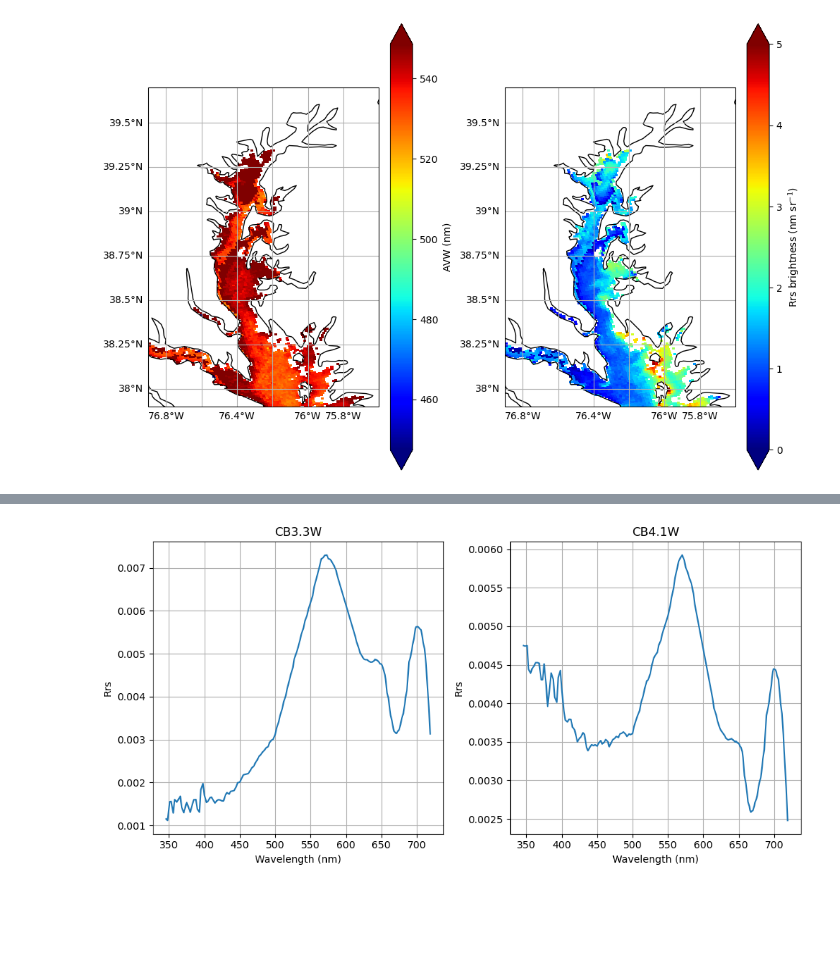
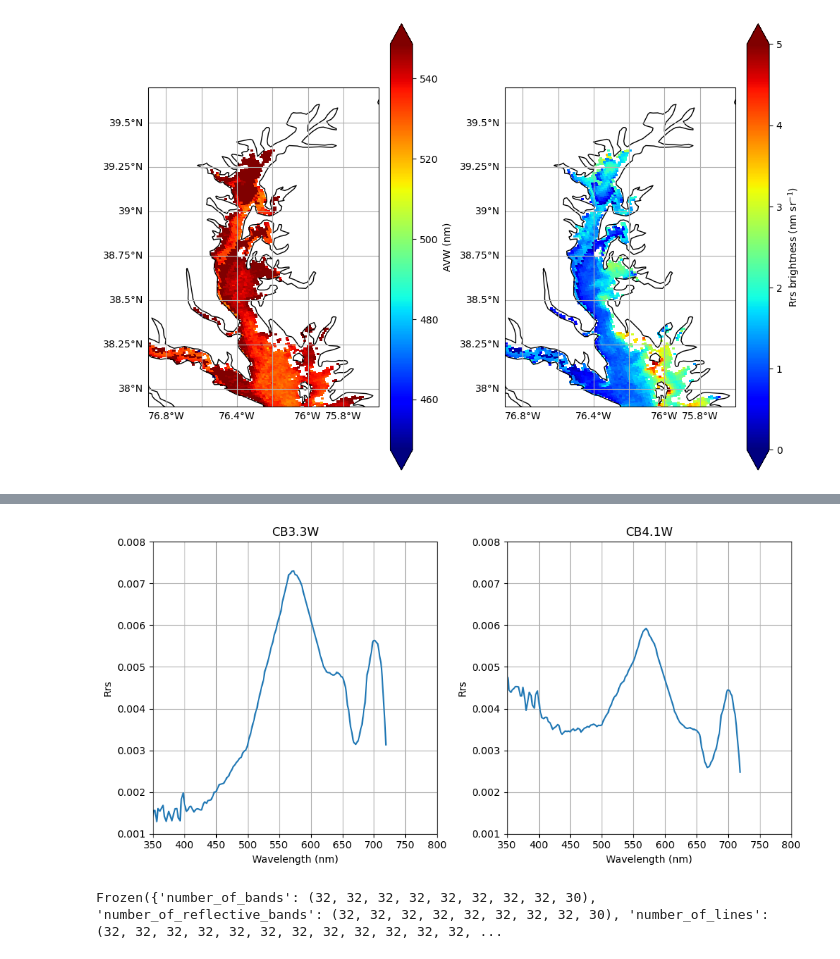
Before and after one commit to fish-pace/2026-proj-phyto-community-structure, a Jupyter notebook: contributor_folders/sachi/Rrs_Ches_Bay.ipynb, the cells around one changed output, grey strips where cells are left out. Saved outputs shown, nothing was run; the diff lists cells and outputs as text; code cells hidden in the pictures; blank space fills up the shorter version.

```diff
--- a/contributor_folders/sachi/Rrs_Ches_Bay.ipynb
+++ b/contributor_folders/sachi/Rrs_Ches_Bay.ipynb
@@ -242,38 +286,38 @@ n_stations = len(stations)
 # Create a grid of subplots (adjust rows/cols as needed)
 ncols = 2
 nrows = 1 # ceil division
 
 fig, axes = plt.subplots(nrows=nrows, ncols=ncols, figsize=(10, 5))
 axes = axes.flatten()  # flatten to 1D array for easy indexing
 
 for i, (name, plat, plon) in enumerate(stations):
     # Compute distances to all pixels
     dist = np.sqrt((lat_grid - plat)**2 + (lon_grid - plon)**2)
     y, x = np.unravel_index(dist.argmin(), dist.shape)
 
     # Extract spectrum
     spectrum = ds["Rrs"].isel(number_of_lines=y, pixels_per_line=x)
 
     # Plot in its own subplot
     ax = axes[i]
     spectrum.plot.line(x="wavelength_3d", ax=ax)
     ax.set_title(f"{name}")
     ax.set_xlabel("Wavelength (nm)")
     ax.set_ylabel("Rrs")
-    #ax.set_ylim(-0.006, 0.002)
-    #ax.set_xlim(350, 750)
+    ax.set_ylim(0.001, 0.008)
+    ax.set_xlim(350, 800)
     ax.grid(True)
 
 # Hide any extra subplots if n_stations < nrows*ncols
 for j in range(n_stations, len(axes)):
     fig.delaxes(axes[j])
 
 fig.tight_layout()
-fig.savefig(
-    'SpectraForStations_22072025_ChesBay.png',
-    dpi=300,
-    bbox_inches='tight'
-)
+#fig.savefig(
+    #'SpectraForStations_22072025_ChesBay.png',
+    #dpi=300,
+    #bbox_inches='tight'
+#)
 plt.show()
 # %% [output]
-[figure, old version]
+[figure, new version]
@@ -279,0 +326,41 @@ plt.show()
+# %%
+import earthaccess
+auth_rhos = earthaccess.login()
+
+# are we authenticated?
+if not auth_rhos.authenticated:
+    # ask for credentials and persist them in a .netrc file
+    auth_rhos.login(strategy="interactive", persist=True)
+
+bbox_rhos = (-76.903, 37.873, -75.608, 39.659)
+
+import xarray as xr
+results_rhos = earthaccess.search_data(
+    short_name="PACE_OCI_L2_SFREFL",
+    temporal=("2025-07-22", "2025-07-22"),
+    bounding_box=bbox_rhos
+)
+
+len(results_rhos)
+
+# look at the file names to make sure they are ok
+[res.data_links() for res in results_rhos]
+
+fileset_rhos = earthaccess.open(results_rhos)
+
+# open_datatree is for netcdf files with groups
+datatree_rhos = xr.open_datatree(
+    fileset_rhos[0],
+    decode_timedelta=False,
+    chunks={}
+)
+datatree_rhos.groups
+
+ds_rhos = xr.merge(datatree_rhos.to_dict().values())
+ds_rhos = ds_rhos.set_coords(("longitude", "latitude"))
+ds_rhos
+
+ds_rhos = ds_rhos.unify_chunks()
+ds_rhos.chunks
+# %% [output]
+Frozen({'number_of_bands': (32, 32, 32, 32, 32, 32, 32, 32, 30), 'number_of_reflective_bands': (32, 32, 32, 32, 32, 32, 32, 32, 30), 'number_of_lines': (32, 32, 32, 32, 32, 32, 32, 32, 32, 32, 32, 32, ...
```
Also changed, not shown: parts of 12 cells of this notebook.
